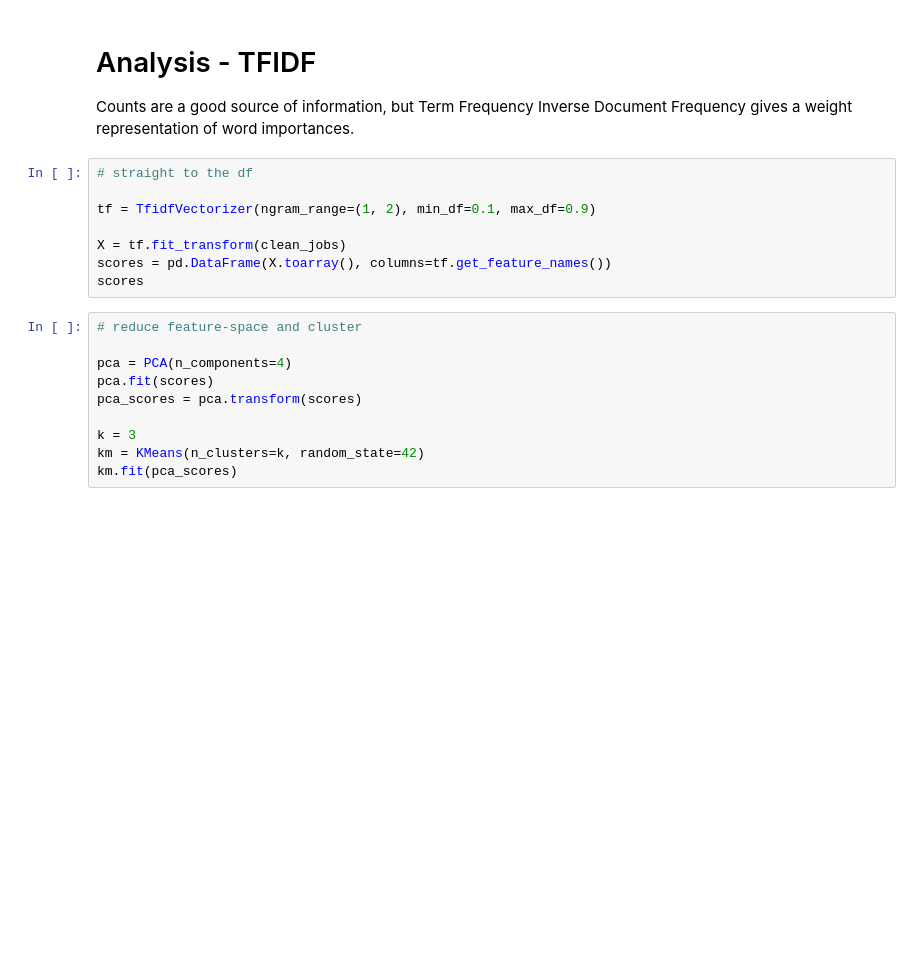
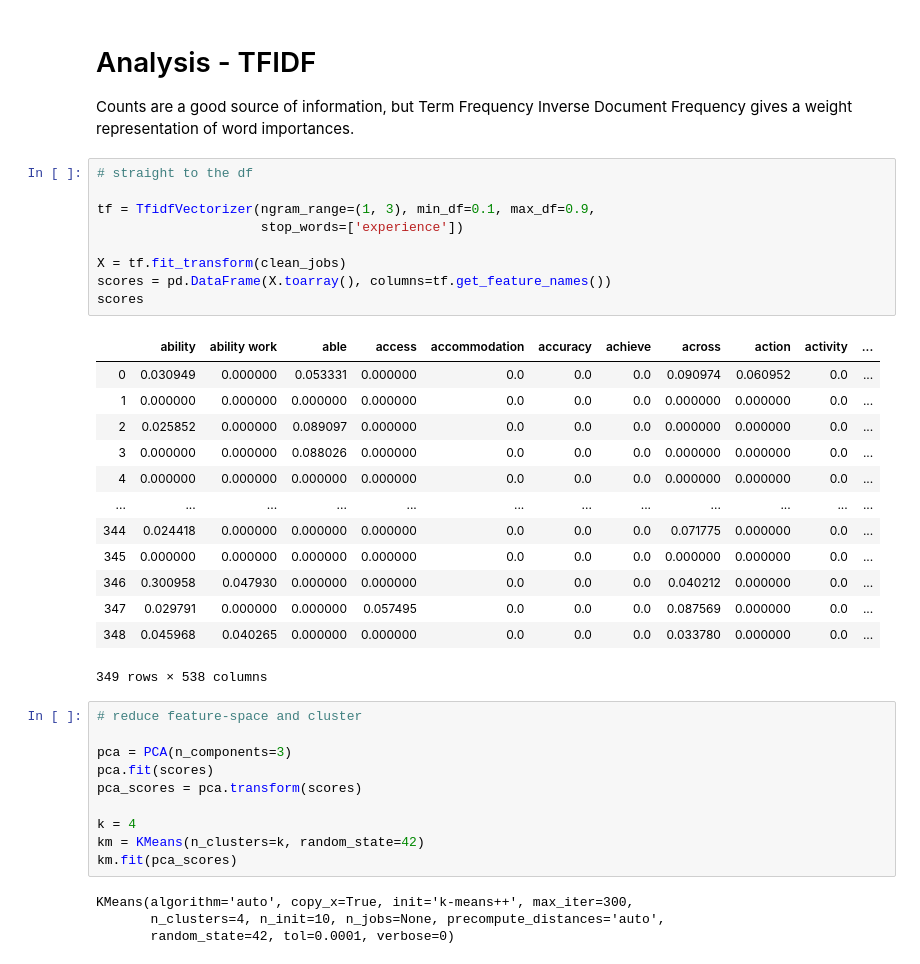
Before and after one commit to nkelley-uga/NLP_workshop, a Jupyter notebook: NLP_workshop_1.ipynb, the cells around one changed output. Saved outputs shown, nothing was run; the diff lists cells and outputs as text; blank space fills up the shorter version.

```diff
--- a/NLP_workshop_1.ipynb
+++ b/NLP_workshop_1.ipynb
@@ -268,21 +471,40 @@ Counts are a good source of information, but Term Frequency Inverse Document Fre
 # %%
 # straight to the df
 
-tf = TfidfVectorizer(ngram_range=(1, 2), min_df=0.1, max_df=0.9)
+tf = TfidfVectorizer(ngram_range=(1, 3), min_df=0.1, max_df=0.9,
+                     stop_words=['experience'])
 
 X = tf.fit_transform(clean_jobs)
 scores = pd.DataFrame(X.toarray(), columns=tf.get_feature_names())
 scores
+# %% [output]
+|  | ability | ability work | able | access | accommodation | accuracy | achieve | across | action | activity | ... |
+| 0 | 0.030949 | 0.000000 | 0.053331 | 0.000000 | 0.0 | 0.0 | 0.0 | 0.090974 | 0.060952 | 0.0 | ... |
+| 1 | 0.000000 | 0.000000 | 0.000000 | 0.000000 | 0.0 | 0.0 | 0.0 | 0.000000 | 0.000000 | 0.0 | ... |
+| 2 | 0.025852 | 0.000000 | 0.089097 | 0.000000 | 0.0 | 0.0 | 0.0 | 0.000000 | 0.000000 | 0.0 | ... |
+| 3 | 0.000000 | 0.000000 | 0.088026 | 0.000000 | 0.0 | 0.0 | 0.0 | 0.000000 | 0.000000 | 0.0 | ... |
+| 4 | 0.000000 | 0.000000 | 0.000000 | 0.000000 | 0.0 | 0.0 | 0.0 | 0.000000 | 0.000000 | 0.0 | ... |
+| ... | ... | ... | ... | ... | ... | ... | ... | ... | ... | ... | ... |
+| 344 | 0.024418 | 0.000000 | 0.000000 | 0.000000 | 0.0 | 0.0 | 0.0 | 0.071775 | 0.000000 | 0.0 | ... |
+| 345 | 0.000000 | 0.000000 | 0.000000 | 0.000000 | 0.0 | 0.0 | 0.0 | 0.000000 | 0.000000 | 0.0 | ... |
+| 346 | 0.300958 | 0.047930 | 0.000000 | 0.000000 | 0.0 | 0.0 | 0.0 | 0.040212 | 0.000000 | 0.0 | ... |
+| 347 | 0.029791 | 0.000000 | 0.000000 | 0.057495 | 0.0 | 0.0 | 0.0 | 0.087569 | 0.000000 | 0.0 | ... |
+| 348 | 0.045968 | 0.040265 | 0.000000 | 0.000000 | 0.0 | 0.0 | 0.0 | 0.033780 | 0.000000 | 0.0 | ... |
+349 rows × 538 columns
 # %%
 # reduce feature-space and cluster
 
-pca = PCA(n_components=4)
+pca = PCA(n_components=3)
 pca.fit(scores)
 pca_scores = pca.transform(scores)
 
-k = 3
+k = 4
 km = KMeans(n_clusters=k, random_state=42)
 km.fit(pca_scores)
+# %% [output]
+KMeans(algorithm='auto', copy_x=True, init='k-means++', max_iter=300,
+       n_clusters=4, n_init=10, n_jobs=None, precompute_distances='auto',
+       random_state=42, tol=0.0001, verbose=0)
 # %%
 # cluster labels
 
```
Also changed, not shown: parts of 29 cells of this notebook.
